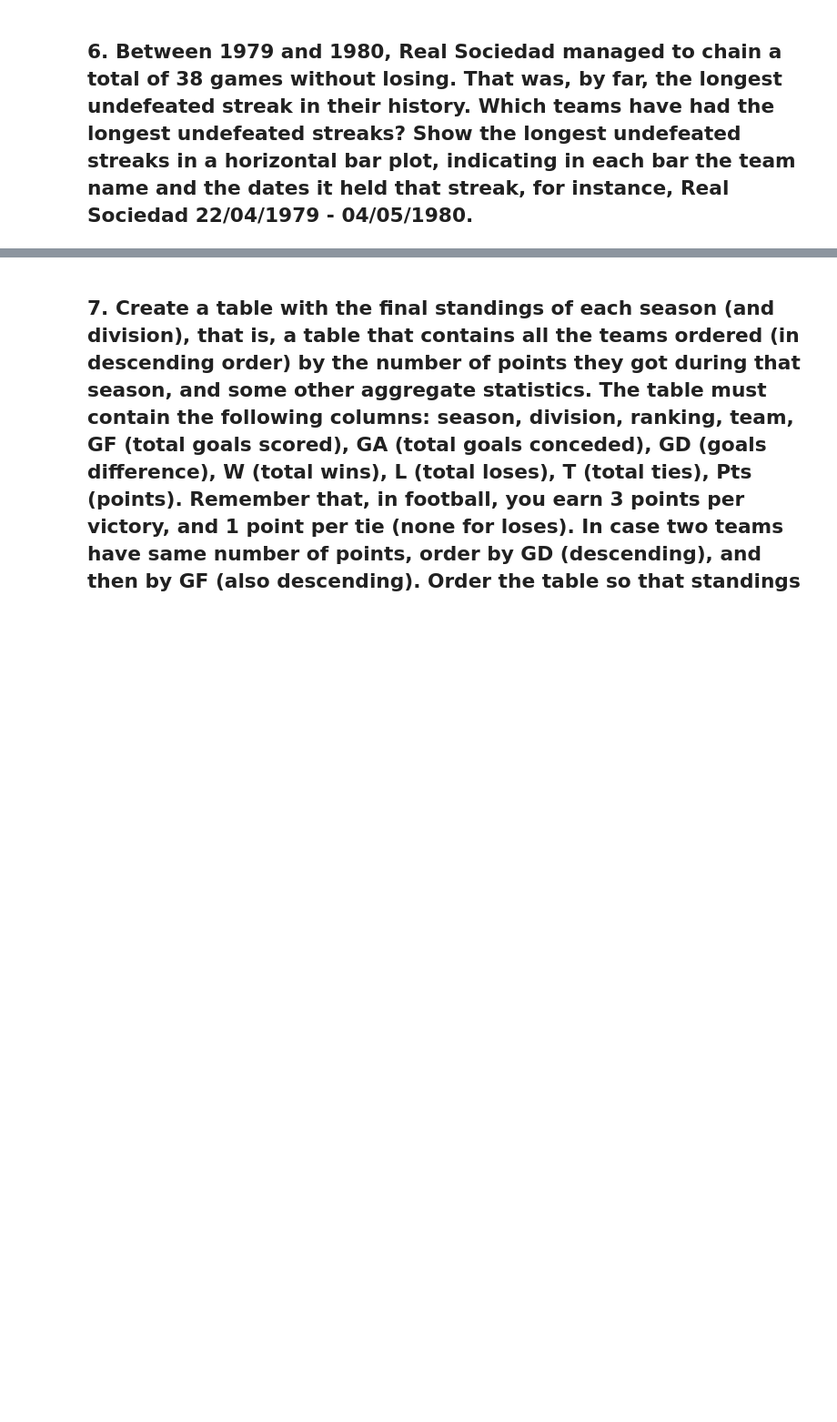
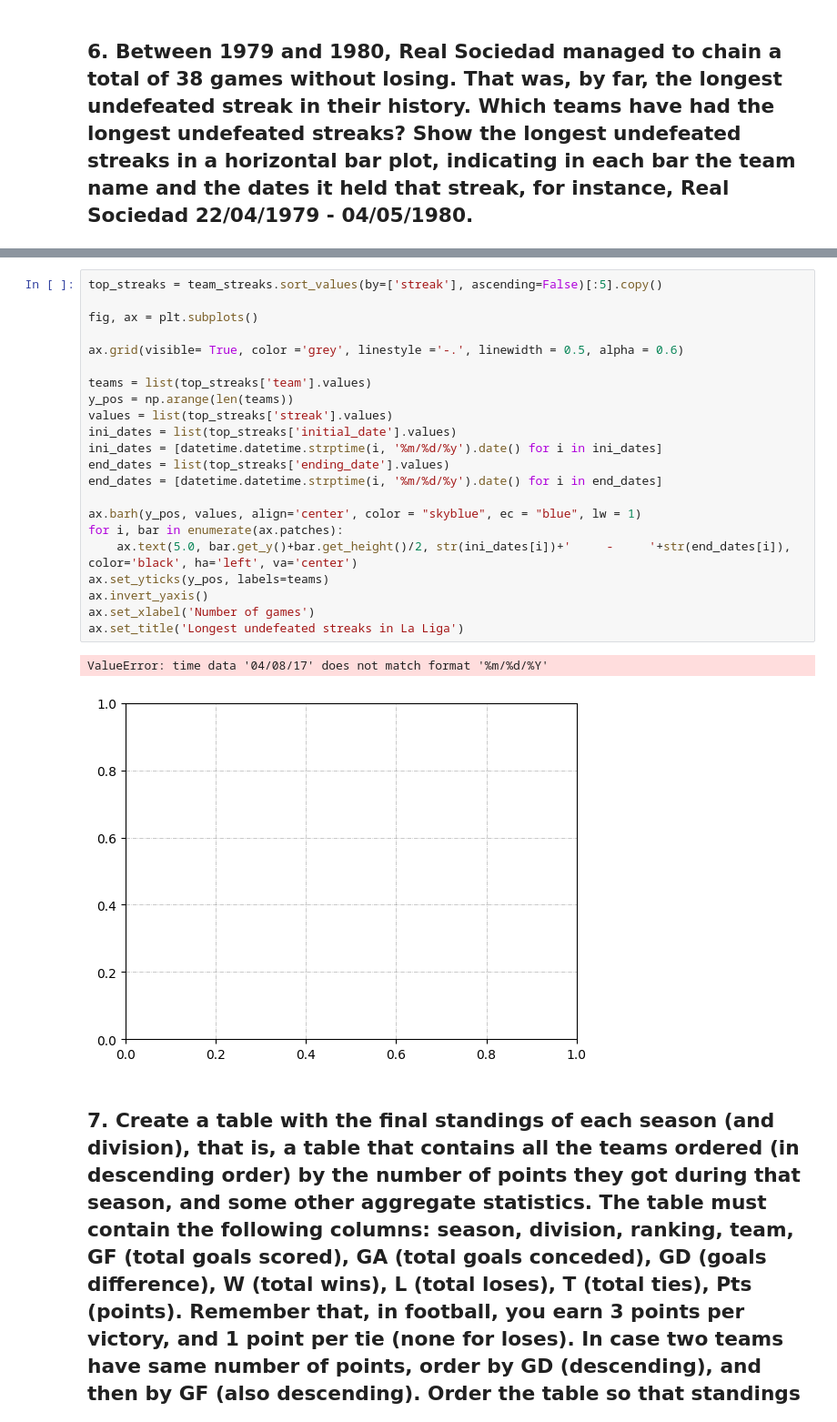
Before and after one commit to MellacE98/LaQuinielaUAB, a Jupyter notebook: LaLigaDataAnalysis.ipynb, the cells around one changed output, grey strips where cells are left out. Shown at 91% size. Saved outputs shown, nothing was run; the diff lists cells and outputs as text; blank space fills up the shorter version.

```diff
--- a/LaLigaDataAnalysis.ipynb
+++ b/LaLigaDataAnalysis.ipynb
@@ -385,3 +416,28 @@ print(df_streak.loc[df_streak["season"]=='2021-2022'].loc[df_streak["division"]=
+# %%
+top_streaks = team_streaks.sort_values(by=['streak'], ascending=False)[:5].copy()
+
+fig, ax = plt.subplots()
+
+ax.grid(visible= True, color ='grey', linestyle ='-.', linewidth = 0.5, alpha = 0.6)
+
+teams = list(top_streaks['team'].values)
+y_pos = np.arange(len(teams))
+values = list(top_streaks['streak'].values)
+ini_dates = list(top_streaks['initial_date'].values)
+ini_dates = [datetime.datetime.strptime(i, '%m/%d/%y').date() for i in ini_dates]
+end_dates = list(top_streaks['ending_date'].values)
+end_dates = [datetime.datetime.strptime(i, '%m/%d/%y').date() for i in end_dates]
+
+ax.barh(y_pos, values, align='center', color = "skyblue", ec = "blue", lw = 1)
+for i, bar in enumerate(ax.patches):
+    ax.text(5.0, bar.get_y()+bar.get_height()/2, str(ini_dates[i])+'     -     '+str(end_dates[i]), color='black', ha='left', va='center')
+ax.set_yticks(y_pos, labels=teams)
+ax.invert_yaxis()
+ax.set_xlabel('Number of games')
+ax.set_title('Longest undefeated streaks in La Liga')
+# %% [output]
+ValueError: time data '04/08/17' does not match format '%m/%d/%Y'
+[figure, added]
 # %% [markdown]
 ## 7.  Create a table with the final standings of each season (and division), that is, a table that contains all the teams ordered (in descending order) by the number of points they got during that season, and some other aggregate statistics. The table must contain the following columns: season, division, ranking, team, GF (total goals scored), GA (total goals conceded), GD (goals difference), W (total wins), L (total loses), T (total ties), Pts (points). Remember that, in football, you earn 3 points per victory, and 1 point per tie (none for loses). In case two teams have same number of points, order by GD (descending), and then by GF (also descending). Order the table so that standings of one season come before standings of previous one, and standings of 1st division come before standings of 2nd division. Save the final table in Excel with the name SeasonStandings.xlsx in the reports/ folder.
 # %%
```
Also changed, not shown: parts of 9 cells of this notebook.
